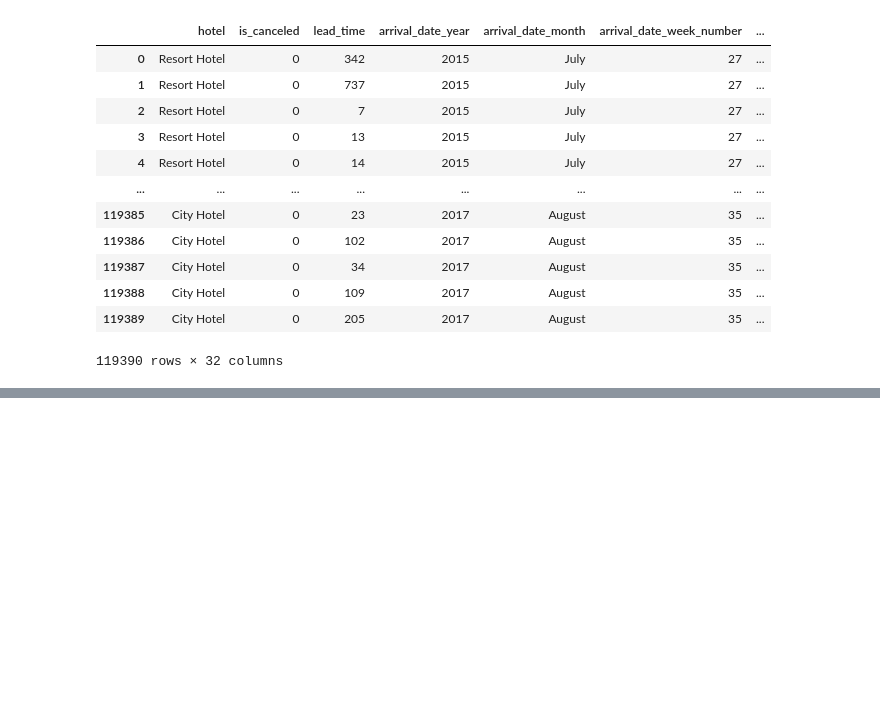
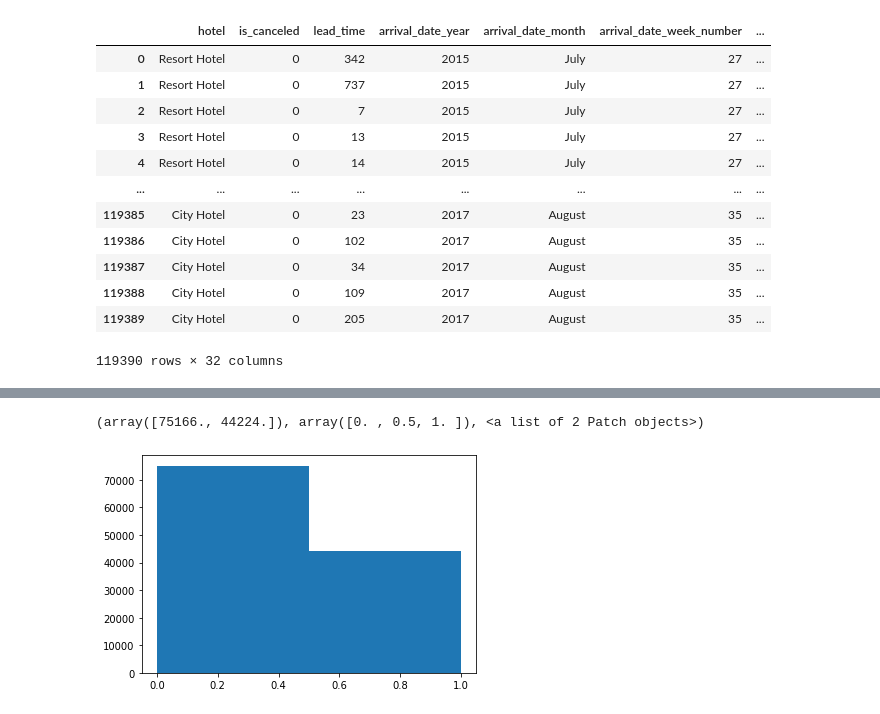
Before and after one commit to jiachongliu/MyKaggleCode, a Jupyter notebook: Hotel-booking-demand/Untitled.ipynb, the cells around one changed output, grey strips where cells are left out. Cells and saved outputs as stored; diff of their text form; code cells hidden in the pictures; blank space fills up the shorter version.

```diff
--- a/Hotel-booking-demand/Untitled.ipynb
+++ b/Hotel-booking-demand/Untitled.ipynb
@@ -19,0 +63,5 @@ data_train
+# %%
+plt.hist(data_train["is_canceled"], bins=2, range=(0, 1))
+# %% [output]
+(array([75166., 44224.]), array([0. , 0.5, 1. ]), <a list of 2 Patch objects>)
+[figure, added]
```
Also changed, not shown: parts of 4 cells of this notebook, 1 other file.
